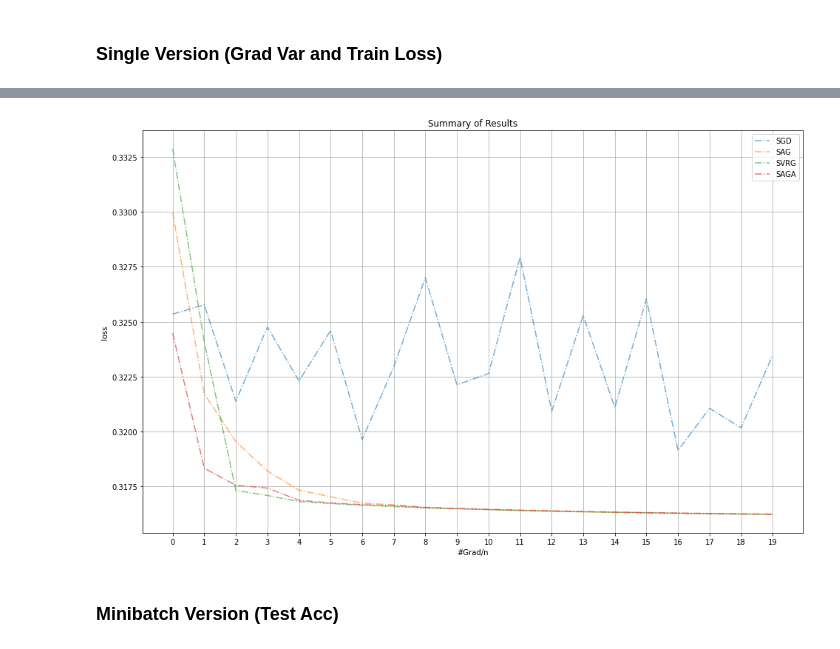
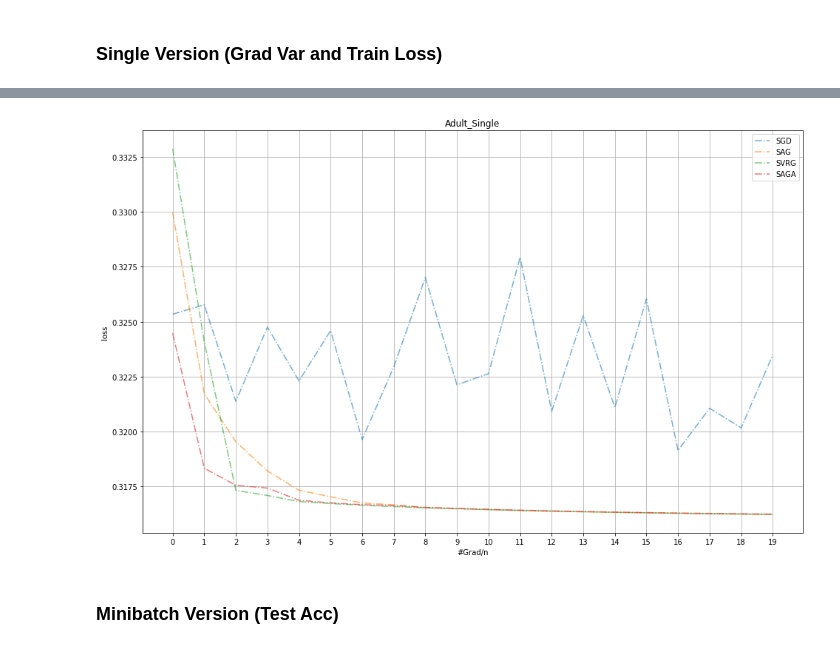
Before and after one commit to simonCodeZzz/DSA4212_Assignment2, a Jupyter notebook: final.ipynb, the cells around one changed output, grey strips where cells are left out. Saved outputs shown, nothing was run; the diff lists cells and outputs as text; code cells hidden in the pictures.

Commit message:
adult single plot

```diff
--- a/final.ipynb
+++ b/final.ipynb
@@ -2339,8 +2339,9 @@ beta_SAGA_single, record_SAGA_single = train_SAGA_single(train_data, train_label
 # %%
 record_graph([record_SGD_single, record_SAG_single, record_SVRG_single, record_SAGA_single],'loss_#Grad/n')
+plt.title("Adult_Single")
 plt.savefig("plot/adult_single_loss.jpg")
 # %% [output]
-[figure, old version]
+[figure, new version]
 # %% [markdown]
 ### Minibatch Version (Test Acc)
 # %%
```
Also changed, not shown: parts of 4 cells of this notebook.
